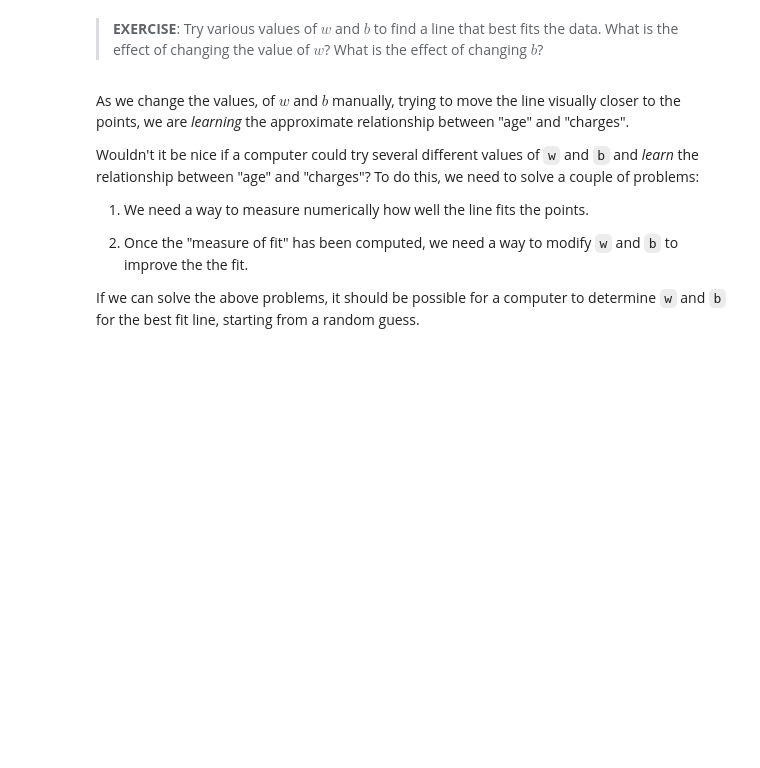
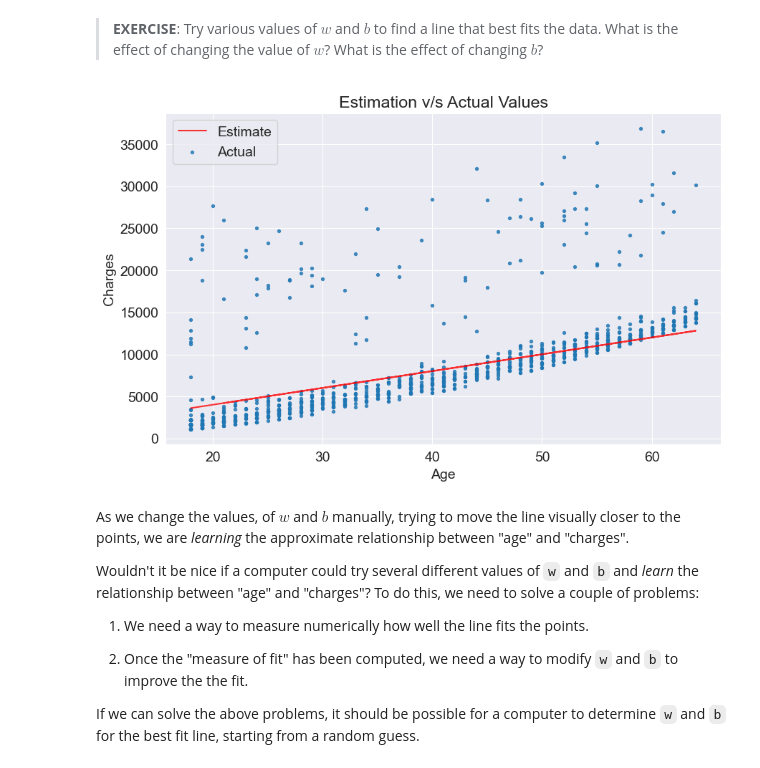
Before and after one commit to SianRods/Data-Science-ML, a Jupyter notebook: Machine Learning with Python and Scikit-Learn-Jovian.com/01_python-sklearn-linear-regression-v-26/python-sklearn-linear-regression.ipynb, the cells around one changed output. Drawn from its saved outputs; the diff is of its cells as text; code cells hidden in the pictures; blank space fills up the shorter version.

```diff
--- a/Machine Learning with Python and Scikit-Learn-Jovian.com/01_python-sklearn-linear-regression-v-26/python-sklearn-linear-regression.ipynb
+++ b/Machine Learning with Python and Scikit-Learn-Jovian.com/01_python-sklearn-linear-regression-v-26/python-sklearn-linear-regression.ipynb
@@ -496,5 +499,9 @@ try_parameters(400, 5000)
 # %% [markdown]
 > **EXERCISE**: Try various values of $w$ and $b$ to find a line that best fits the data. What is the effect of changing the value of $w$? What is the effect of changing $b$?
+# %%
+try_parameters(200,20)
+# %% [output]
+[figure, added]
 # %% [markdown]
 As we change the values, of $w$ and $b$ manually, trying to move the line visually closer to the points, we are _learning_ the approximate relationship between "age" and "charges".
 
```
Also changed, not shown: parts of 21 cells of this notebook.
